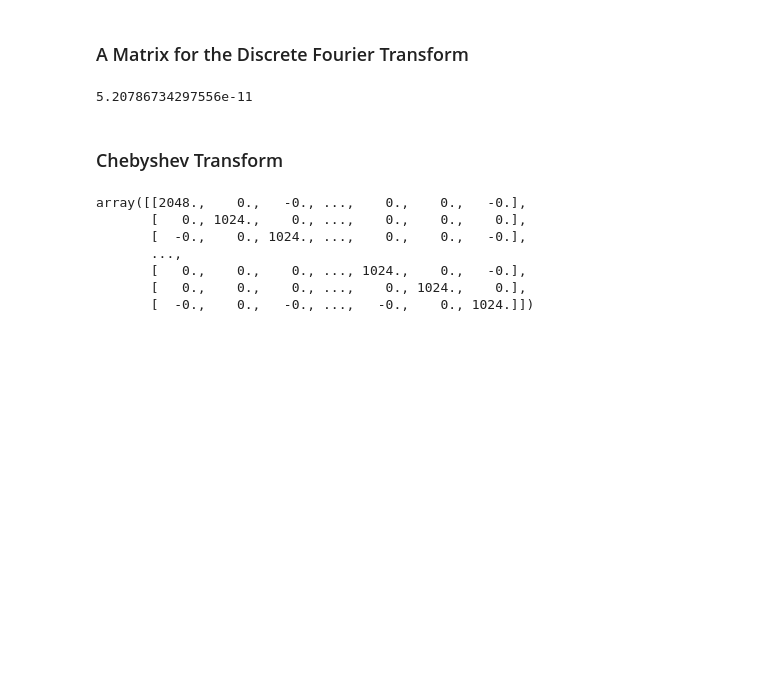
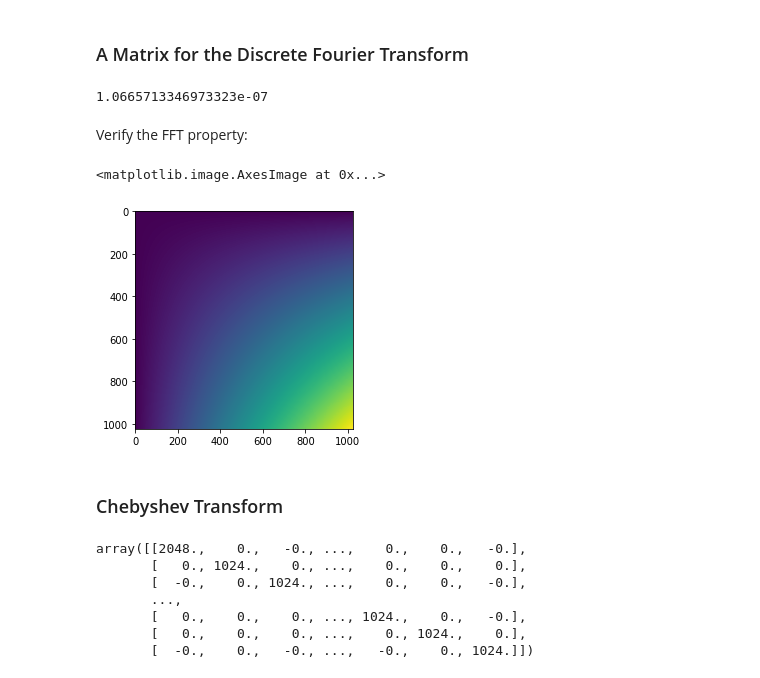
Before and after one commit to illinois-scicomp/cs598apk-f19-binder, a Jupyter notebook: near_and_far/Butterfly Factorization.ipynb, the cells around one changed output. Saved outputs shown, nothing was run; the diff lists cells and outputs as text; code cells hidden in the pictures; blank space fills up the shorter version.

```diff
--- a/near_and_far/Butterfly Factorization.ipynb
+++ b/near_and_far/Butterfly Factorization.ipynb
@@ -17,17 +53,29 @@ import scipy.special as sps
 nlevels = 9
 n = 2**(nlevels + 2)
 # %%
-omega = np.exp(2*np.pi*1j/n)
+def make_dft(n, power):
+    omega = np.exp(2*np.pi*1j/n)
 
-ns = np.arange(n)
-exponents = ns.reshape(-1, 1) * ns
+    ns = np.arange(n)
+    exponents = ns.reshape(-1, 1) * ns
 
-dft = 1/np.sqrt(n)*omega**exponents
-idft = 1/np.sqrt(n)*omega**-exponents
+    return omega**(power*exponents)
+
+dft = make_dft(n, power=1)
+idft = make_dft(n, power=-1)
 # %%
-la.norm(np.abs(idft @ dft) - np.eye(n))
+la.norm(np.abs(idft @ dft) - n*np.eye(n))
 # %% [output]
-5.20786734297556e-11
+1.0665713346973323e-07
+# %% [markdown]
+Verify the FFT property:
+# %%
+# FIXME
+quotient = dft[::2, :n//2] / make_dft(n//2, power=1)
+plt.imshow(quotient.real)
+# %% [output]
+<matplotlib.image.AxesImage at 0x...>
+[figure, added]
 # %% [markdown]
 ### Chebyshev Transform
 # %%
```
Also changed, not shown: parts of 4 cells of this notebook.
